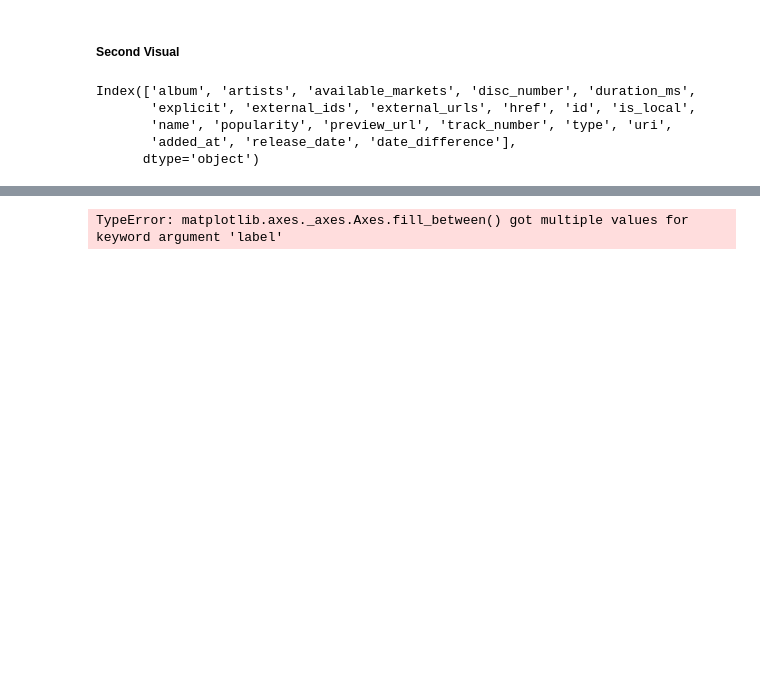
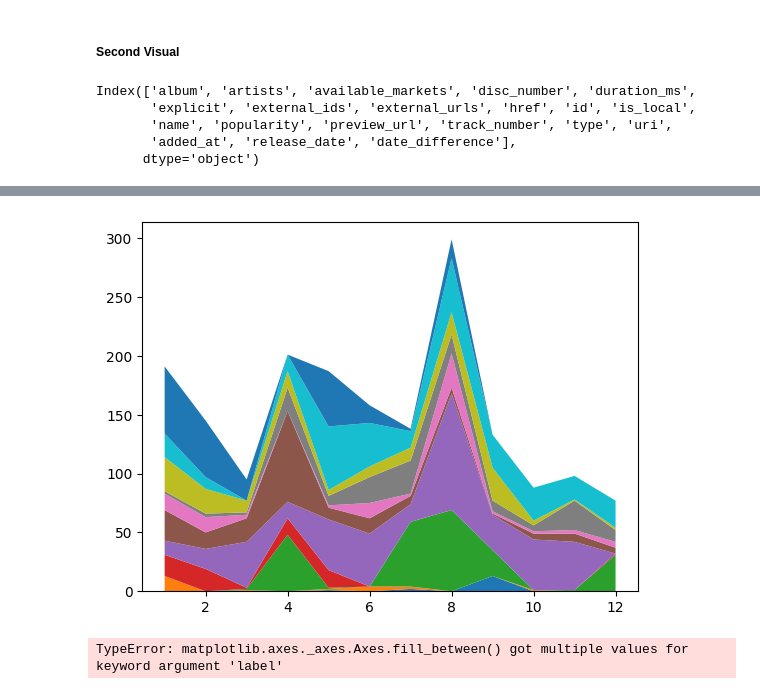
Before and after one commit to swolbroham/spotifyAnalysis, a Jupyter notebook: analysisDevelopment.ipynb, the cells around one changed output, grey strips where cells are left out. Drawn from its saved outputs; the diff is of its cells as text; code cells hidden in the pictures; blank space fills up the shorter version.

Commit message:
Stackplot created

```diff
--- a/analysisDevelopment.ipynb
+++ b/analysisDevelopment.ipynb
@@ -180,3 +162,18 @@ Name: added_at, Length: 99, dtype: object
+# %%
+df.columns
+
+pivotted = df.groupby([df['added_at_month'], df['added_at_year']])['added_at'].apply(list).apply(len).unstack().fillna(0)
+
+y = np.vstack([pivotted[i] for i in pivotted.columns])
+# %%
+fig, ax = plt.subplots()
+ax.stackplot(pivotted.index, y, labels = pivotted.keys())
+# list(pivotted.keys())
+# pivotted.values
+# pivotted
+plt.show()
+# %% [output]
+[figure, added]
 # %%
 fig, ax = plt.subplots(figsize=(12, 6))
 
```
Also changed, not shown: parts of 2 cells of this notebook, 1 other file.
